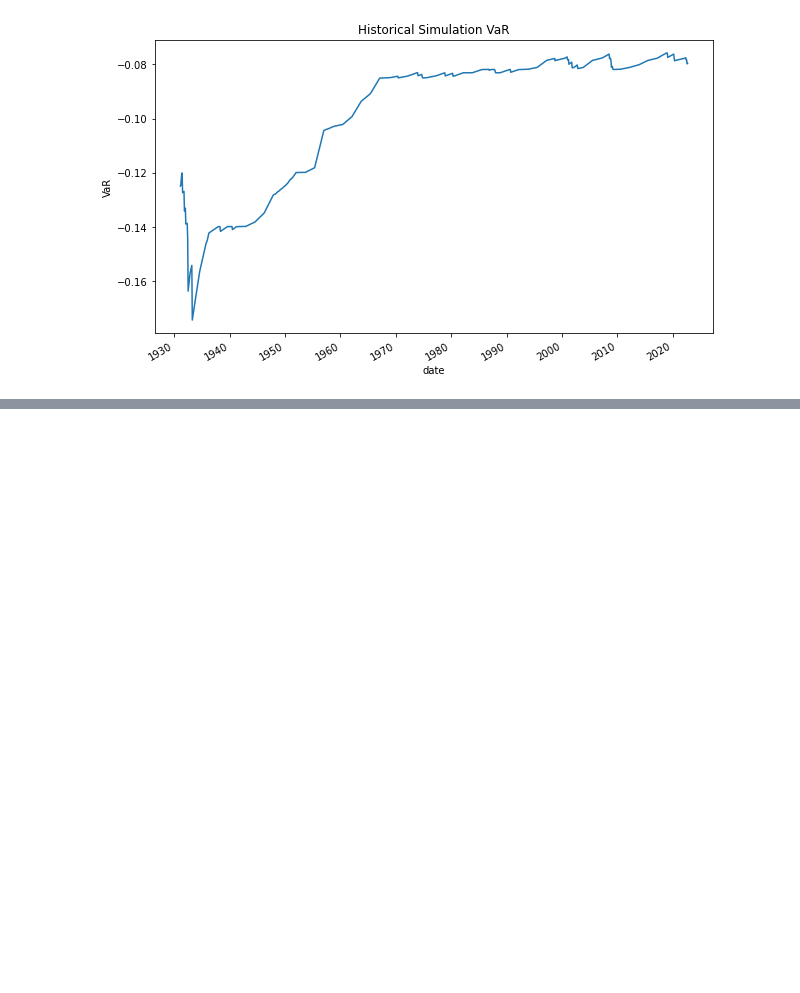
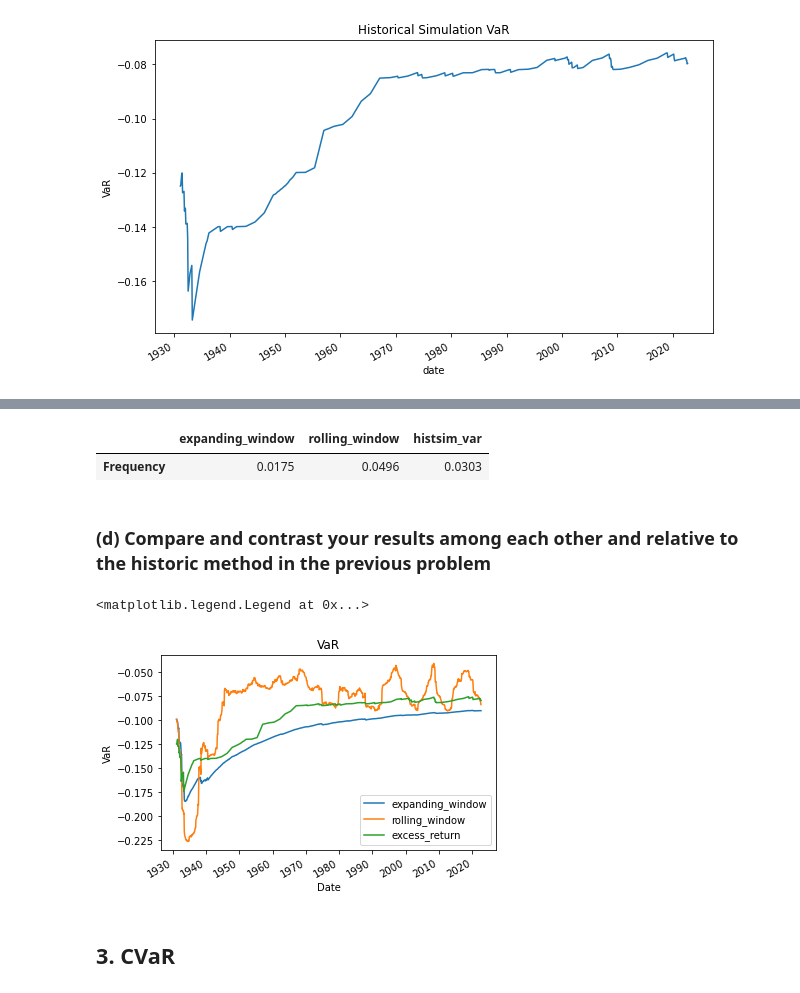
Before and after one commit to alanwake47/finm-36700-portfolio, a Jupyter notebook: week3_hw/workbook_hw3.ipynb, the cells around one changed output, grey strips where cells are left out. Drawn from its saved outputs; the diff is of its cells as text; code cells hidden in the pictures; blank space fills up the shorter version.

```diff
--- a/week3_hw/workbook_hw3.ipynb
+++ b/week3_hw/workbook_hw3.ipynb
@@ -62,0 +119,3 @@ print ("{:.2%}".format(frq))
+# %%
+VaR = -1.65 * vol
+VaR
@@ -62,0 +140,26 @@ print ("{:.2%}".format(frq))
+# %%
+freq_df = pd.DataFrame(index = ['Frequency'], columns = VaR.columns)
+
+for col in freq_df:
+    freq_df[col] = len(VaR[df.loc[VaR.index, 'excess_return'] < VaR[col]]) / len(VaR[col].dropna().index)
+
+freq_df['histsim_var'] = frq
+
+round(freq_df, 4)
+# %% [output]
+|  | expanding_window | rolling_window | histsim_var |
+| Frequency | 0.0175 | 0.0496 | 0.0303 |
+# %% [markdown]
+### (d) Compare and contrast your results among each other and relative to the historic method in the previous problem
+# %%
+VaR.plot()
+histsim_var.plot()
+plt.title('VaR')
+plt.ylabel('VaR')
+plt.xlabel('Date')
+plt.legend()
+# %% [output]
+<matplotlib.legend.Legend at 0x...>
+[figure, added]
+# %% [markdown]
+## 3. CVaR
```
Also changed, not shown: parts of 56 cells of this notebook, 2 other files.
